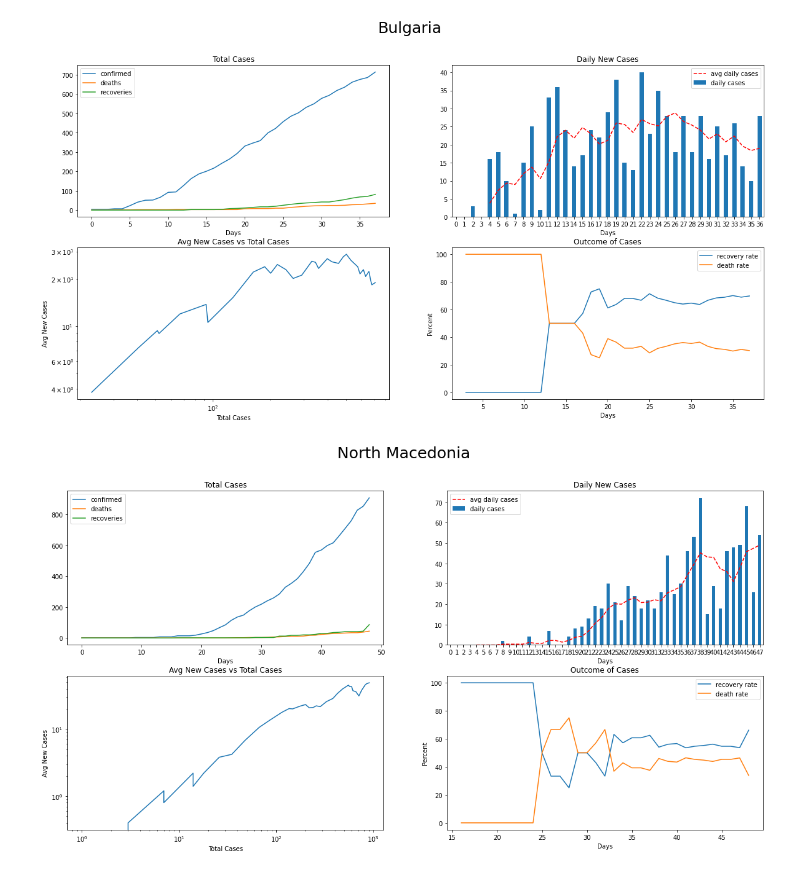
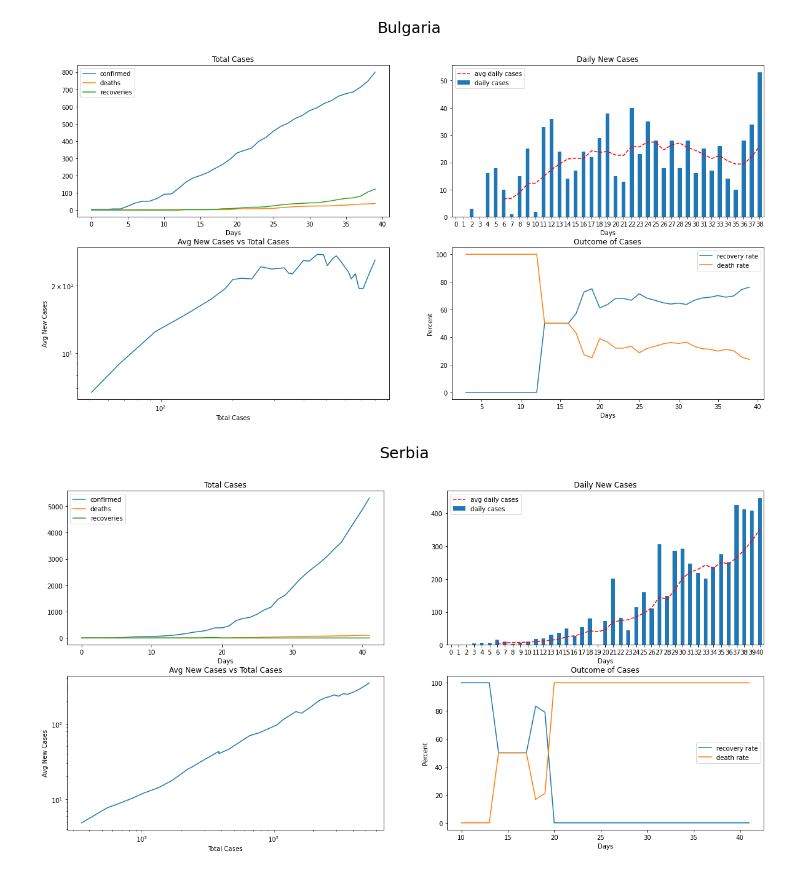
Before and after one commit to georgethebeatle/covid, a Jupyter notebook: Covid.ipynb, the cells around one changed output. Saved outputs shown, nothing was run; the diff lists cells and outputs as text; code cells hidden in the pictures.

Commit message:
Update notebook
- add a function to find country
- extend runnig avg window to 7 days
- simplify some functions

```diff
--- a/Covid.ipynb
+++ b/Covid.ipynb
@@ -36,10 +36,13 @@ covid
 # %%
-avgWindowDays = 5
+RUNNING_AVG_WINDOW = 7
+
+countries = covid['Country'].unique()
+
+def findCountry(term):
+    return pd.Series(filter(lambda country: term in country, countries))
 
 def byCountry(country):
-    countryCases = covid[covid['Country'] == country]
-    countryCases.index = range(len(countryCases.index))
-    return countryCases
+    return covid[covid['Country'] == country].reset_index(drop=True)
 
 def dailyNewCasesByCountry(country):
     total = byCountry(country)['Cases']
@@ -48,8 +51,8 @@ def dailyNewCasesByCountry(country):
     return (startingDay1 - startingDay0)
 
 # https://stackoverflow.com/questions/13728392/moving-average-or-running-mean
-def runningAvg(x, N):
-    result = pd.DataFrame(np.convolve(x, np.ones((N,))/N, mode='valid'))
+def runningAvg(x):
+    result = pd.DataFrame(np.convolve(x, np.ones((RUNNING_AVG_WINDOW,))/RUNNING_AVG_WINDOW, mode='valid'))
     return result[0]
 
 def plotTotalCases(country):
@@ -69,21 +72,19 @@ def plotDailyNewCases(country):
     dailyNewCasesByCountry(country).plot(kind='bar', title='Daily New Cases')
 
 def plotNewCasesAvg(country):
-    daily = dailyNewCasesByCountry(country)
-    avg = runningAvg(daily, avgWindowDays)
-    avg.index += avgWindowDays - 1
+    avg = runningAvg(dailyNewCasesByCountry(country))
+    avg.index += RUNNING_AVG_WINDOW - 1
     avg.plot(style=['--r'])
 
 def plotLogDailyAvgByLogTotalCases(country):
     total = byCountry(country)['Cases']
-    daily = dailyNewCasesByCountry(country)
-    dailyAvg = runningAvg(daily, avgWindowDays)
+    dailyAvg = runningAvg(dailyNewCasesByCountry(country))
     plt.title('Avg New Cases vs Total Cases')
     plt.xscale('log')
     plt.xlabel('Total Cases')
     plt.yscale('log')
     plt.ylabel('Avg New Cases')
-    plt.plot(total[avgWindowDays:], dailyAvg)
+    plt.plot(total[RUNNING_AVG_WINDOW:], dailyAvg)
 
 def plotOutcomeOfCases(country):
     countryData = byCountry(country)
@@ -129,10 +130,10 @@ def plotAllInOne(plotFunc, countries):
     plt.legend(countries)
     plt.show()
 # %%
-plotCountriesStatus(['Bulgaria', 'North Macedonia'])
+plotCountriesStatus(['Bulgaria', 'Serbia'])
 # %% [output]
-[figure, old version]
+[figure, new version]
-[figure, old version]
+[figure, new version]
 # %%
 plotAllInOne(plotTotalCases, ['Bulgaria', 'Serbia', 'Romania', 'Greece', 'North Macedonia'])
 plotAllInOne(plotLogDailyAvgByLogTotalCases, ['Bulgaria', 'Serbia', 'Romania', 'Greece', 'North Macedonia'])
```
Also changed, not shown: parts of 2 cells of this notebook.
